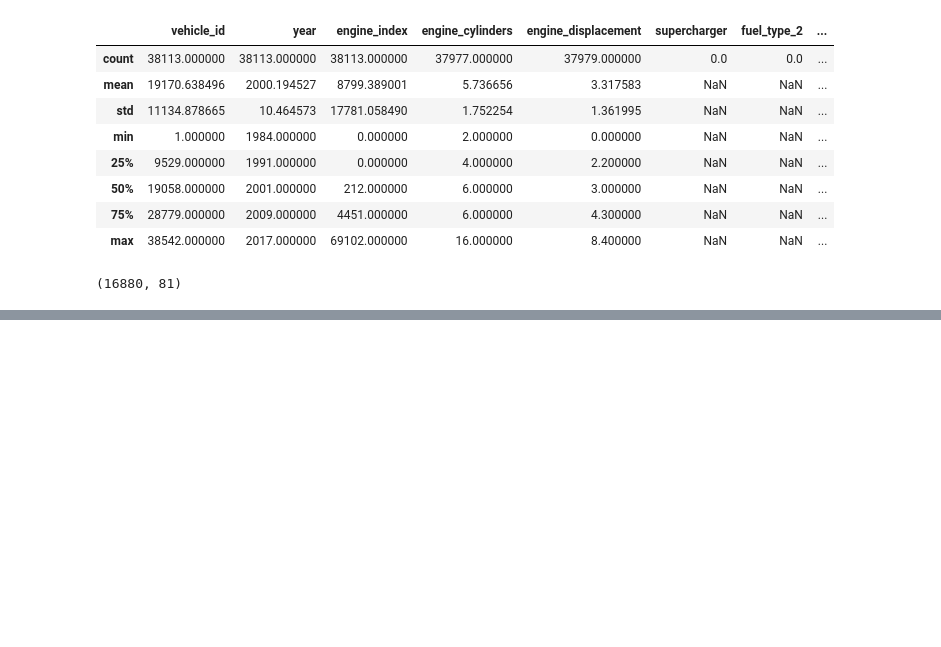
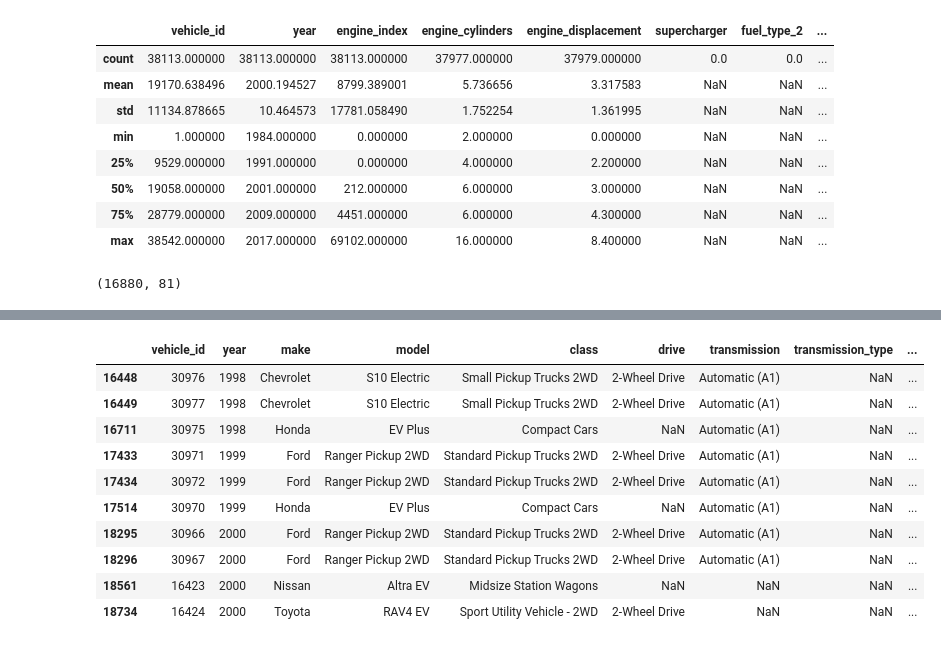
Before and after one commit to patsals/vehicle_visualization, a Jupyter notebook: eda.ipynb, the cells around one changed output, grey strips where cells are left out. Cells and saved outputs as stored; diff of their text form; code cells hidden in the pictures; blank space fills up the shorter version.

```diff
--- a/eda.ipynb
+++ b/eda.ipynb
@@ -92,0 +129,14 @@ fig
+# %%
+df[df['fuel_type'] == 'Electricity'].head(10)
+# %% [output]
+|  | vehicle_id | year | make | model | class | drive | transmission | transmission_type | ... |
+| 16448 | 30976 | 1998 | Chevrolet | S10 Electric | Small Pickup Trucks 2WD | 2-Wheel Drive | Automatic (A1) | NaN | ... |
+| 16449 | 30977 | 1998 | Chevrolet | S10 Electric | Small Pickup Trucks 2WD | 2-Wheel Drive | Automatic (A1) | NaN | ... |
+| 16711 | 30975 | 1998 | Honda | EV Plus | Compact Cars | NaN | Automatic (A1) | NaN | ... |
+| 17433 | 30971 | 1999 | Ford | Ranger Pickup 2WD | Standard Pickup Trucks 2WD | 2-Wheel Drive | Automatic (A1) | NaN | ... |
+| 17434 | 30972 | 1999 | Ford | Ranger Pickup 2WD | Standard Pickup Trucks 2WD | 2-Wheel Drive | Automatic (A1) | NaN | ... |
+| 17514 | 30970 | 1999 | Honda | EV Plus | Compact Cars | NaN | Automatic (A1) | NaN | ... |
+| 18295 | 30966 | 2000 | Ford | Ranger Pickup 2WD | Standard Pickup Trucks 2WD | 2-Wheel Drive | Automatic (A1) | NaN | ... |
+| 18296 | 30967 | 2000 | Ford | Ranger Pickup 2WD | Standard Pickup Trucks 2WD | 2-Wheel Drive | Automatic (A1) | NaN | ... |
+| 18561 | 16423 | 2000 | Nissan | Altra EV | Midsize Station Wagons | NaN | NaN | NaN | ... |
+| 18734 | 16424 | 2000 | Toyota | RAV4 EV | Sport Utility Vehicle - 2WD | 2-Wheel Drive | NaN | NaN | ... |
```
Also changed, not shown: parts of 6 cells of this notebook, 5 other files.
